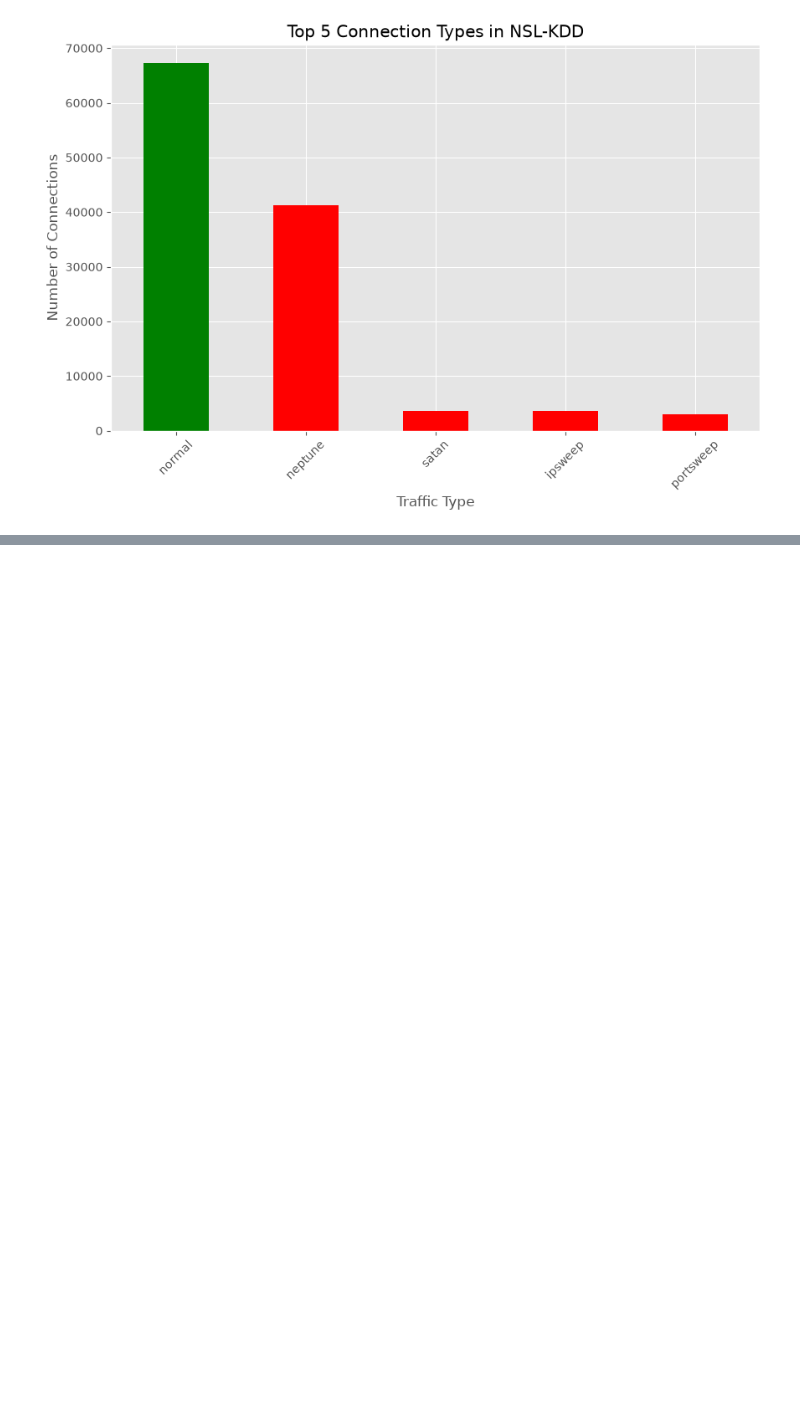
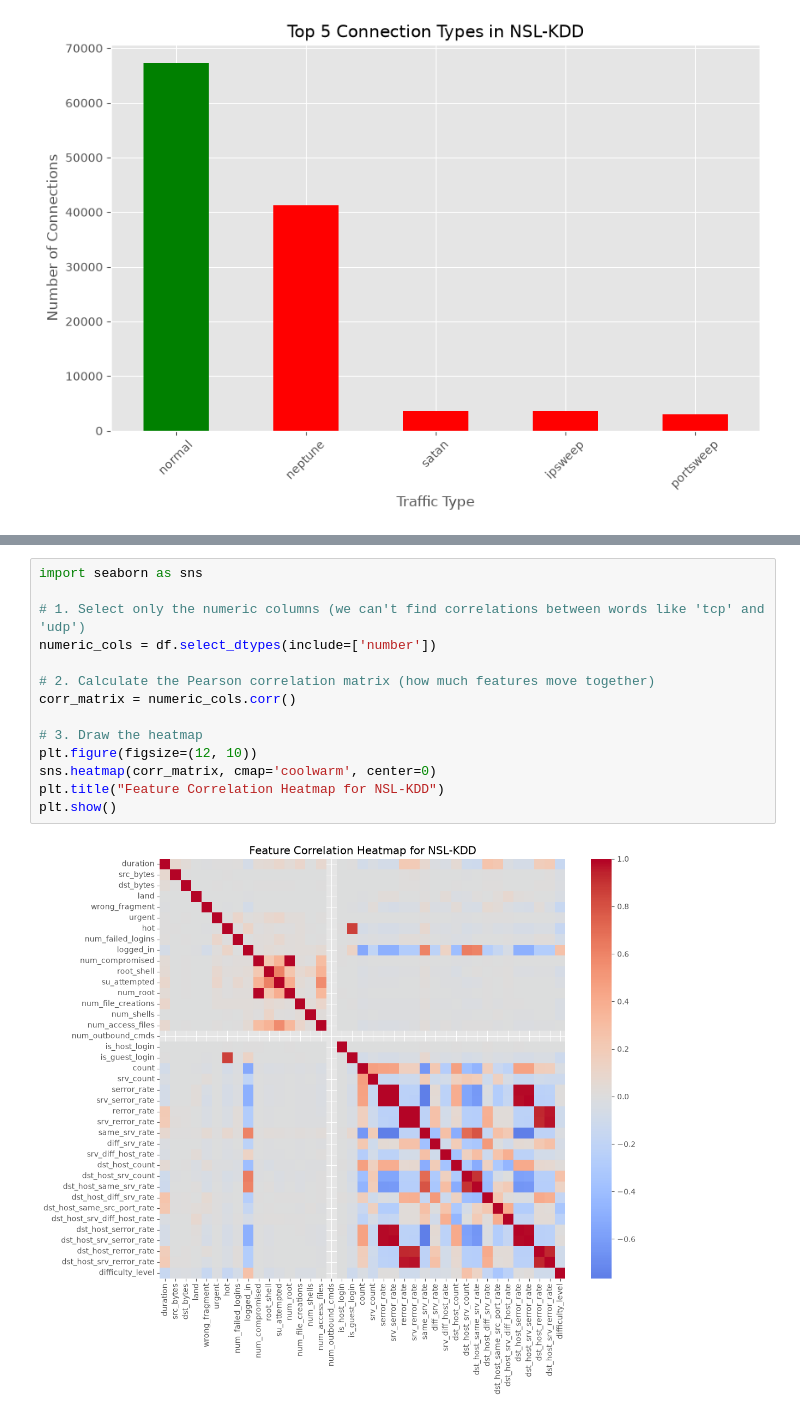
Before and after one commit to abdurrahmanse/XAI-Guard, a Jupyter notebook: ml/notebooks/01_nslkdd_eda.ipynb, the cells around one changed output, grey strips where cells are left out. Saved outputs shown, nothing was run; the diff lists cells and outputs as text; blank space fills up the shorter version.

```diff
--- a/ml/notebooks/01_nslkdd_eda.ipynb
+++ b/ml/notebooks/01_nslkdd_eda.ipynb
@@ -110,0 +176,16 @@ plt.show()
+# %%
+import seaborn as sns
+
+# 1. Select only the numeric columns (we can't find correlations between words like 'tcp' and 'udp')
+numeric_cols = df.select_dtypes(include=['number'])
+
+# 2. Calculate the Pearson correlation matrix (how much features move together)
+corr_matrix = numeric_cols.corr()
+
+# 3. Draw the heatmap
+plt.figure(figsize=(12, 10))
+sns.heatmap(corr_matrix, cmap='coolwarm', center=0)
+plt.title("Feature Correlation Heatmap for NSL-KDD")
+plt.show()
+# %% [output]
+[figure, added]
```
Also changed, not shown: parts of 9 cells of this notebook, 3 other files.
